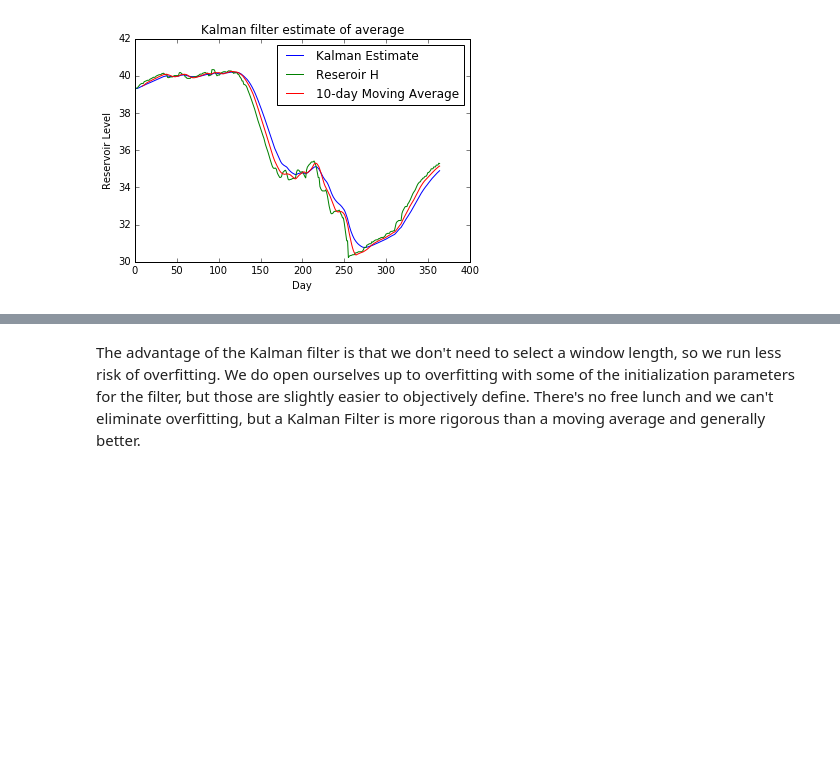
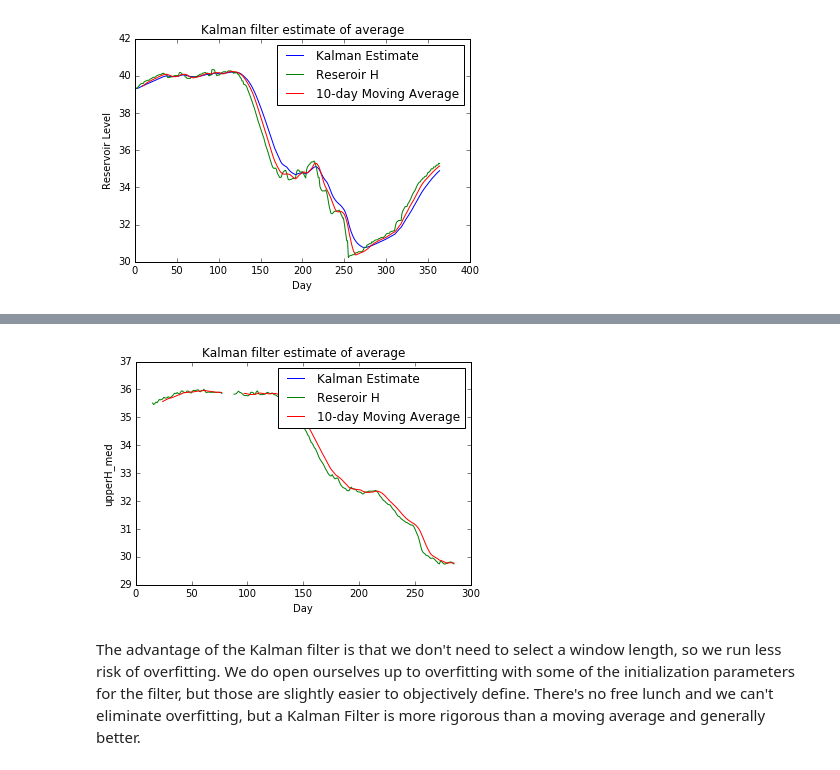
Before and after one commit to sgkang/DamGeophysics, a Jupyter notebook: notebook/Kalman Filters_LIM-Waterlevel.ipynb, the cells around one changed output, grey strips where cells are left out. Cells and saved outputs as stored; diff of their text form; code cells hidden in the pictures; blank space fills up the shorter version.

```diff
--- a/notebook/Kalman Filters_LIM-Waterlevel.ipynb
+++ b/notebook/Kalman Filters_LIM-Waterlevel.ipynb
@@ -226,3 +258,13 @@ plt.ylabel('Reservoir Level');
+# %%
+plt.plot(state_means)
+plt.plot(xH)
+plt.plot(mean10)
+plt.title('Kalman filter estimate of average')
+plt.legend(['Kalman Estimate', 'Reseroir H','10-day Moving Average'])
+plt.xlabel('Day')
+plt.ylabel('upperH_med');
+# %% [output]
+[figure, added]
 # %% [markdown]
 The advantage of the Kalman filter is that we don't need to select a window length, so we run less risk of overfitting. We do open ourselves up to overfitting with some of the initialization parameters for the filter, but those are slightly easier to objectively define. There's no free lunch and we can't eliminate overfitting, but a Kalman Filter is more rigorous than a moving average and generally better.
 # %% [markdown]
```
Also changed, not shown: parts of 2 cells of this notebook.
